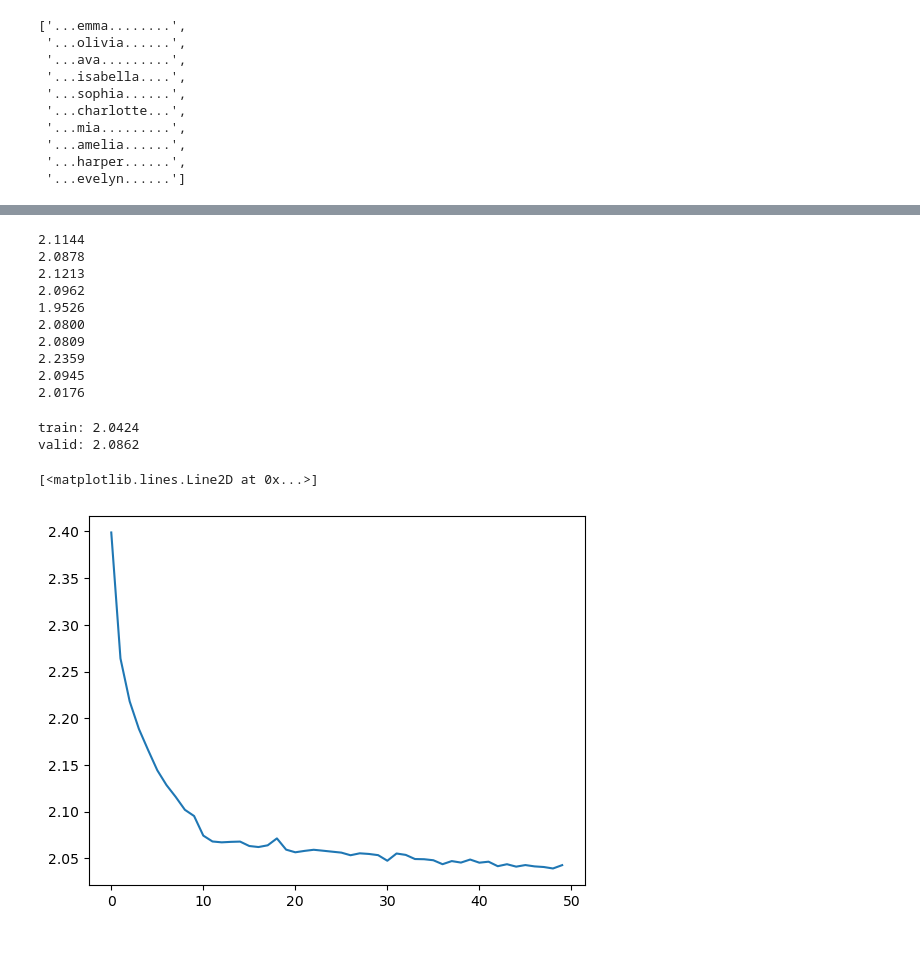
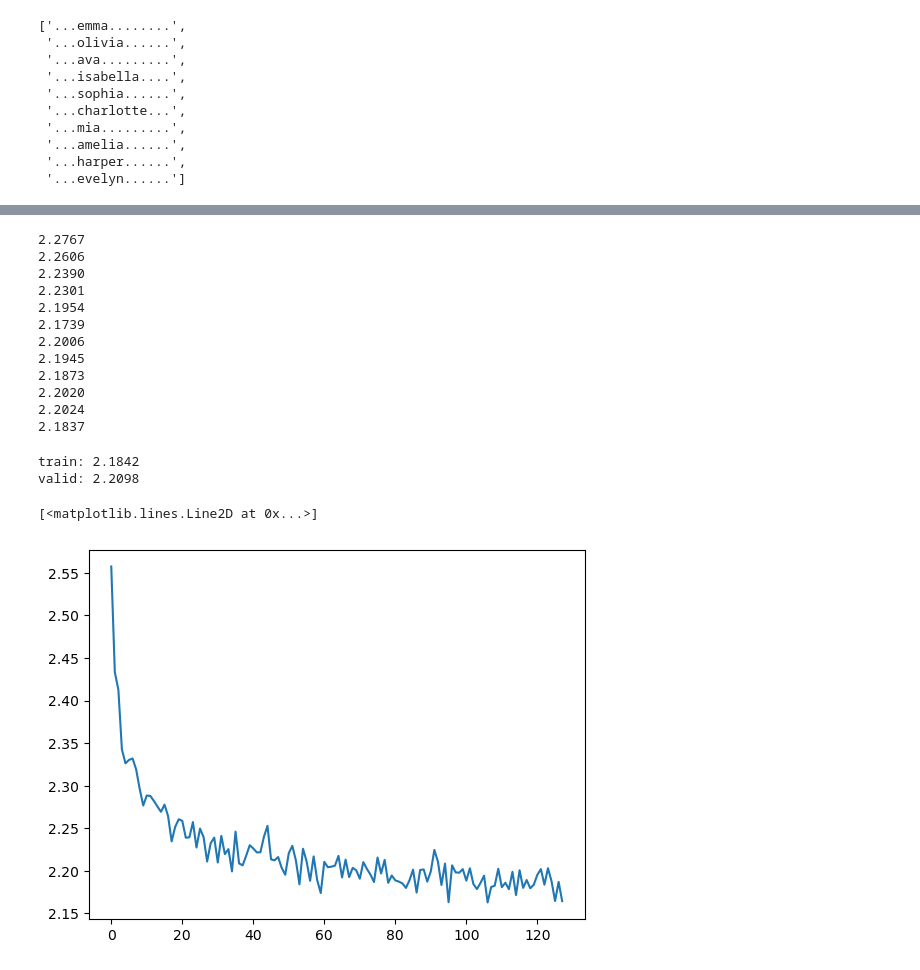
Before and after one commit to stkao05/makemore, a Jupyter notebook: conv.ipynb, the cells around one changed output, grey strips where cells are left out. Cells and saved outputs as stored; diff of their text form; code cells hidden in the pictures.

```diff
--- a/conv.ipynb
+++ b/conv.ipynb
@@ -172,41 +151,36 @@ def eval_split():
 # %%
+import random
+
+optimizer = torch.optim.Adam(model.parameters())
 lossi = []
-for i in range(50000):
-    ix = torch.randint(0, train_x.shape[0], (32,))
-    x = train_x[ix]
-    y = train_y[ix]
-    l = train_l[ix]
 
-    for p in model.parameters():
-        p.grad = None
+for _ in range(5):
+    ds = list(zip(train_x, train_y))
+    random.shuffle(ds)
 
-    mask = torch.zeros(y.shape)
-    for i, l in enumerate(l):
-        mask[i, 0:l] = torch.ones(l)
-    mask = mask.view(-1)
+    for x, y in ds:
+        optimizer.zero_grad()
 
-    logits = model(x)
-    loss = F.cross_entropy(logits.view(-1, 27), y.view(-1), reduction="none")
+        logits = model(x)
+        loss = F.cross_entropy(logits, y)
+        loss.backward()
 
-    loss = mask @ loss / sum(mask)
-    loss.backward()
+        optimizer.step()
+        lossi.append(loss.item())
 
-    lr = 0.1 if len(lossi) < 10000 else 0.01
-    for p in model.parameters():
-        p.data += -lr * p.grad
-
-    lossi.append(loss.item())
-
-    if len(lossi) % 5000 == 0:
-        print(f"{lossi[-1]:.4f}")
+        if len(lossi) % 10000 == 0:
+            avg = torch.tensor(lossi[-1000:]).mean()
+            print(f"{avg:.4f}")
 # %% [output]
-2.1144
-2.0878
-2.1213
-2.0962
-1.9526
-2.0800
-2.0809
-2.2359
-2.0945
-2.0176
+2.2767
+2.2606
+2.2390
+2.2301
+2.1954
+2.1739
+2.2006
+2.1945
+2.1873
+2.2020
+2.2024
+2.1837
@@ -215,19 +187,20 @@ valid_loss = eval_split()
 # %%
+valid_loss = eval_split()
 print(f"train: {torch.tensor(lossi[-10000:]).mean():.4f}")
 print(f"valid: {valid_loss:.4f}")
 # %% [output]
-train: 2.0424
-valid: 2.0862
+train: 2.1842
+valid: 2.2098
 # %%
-m = 1000
-clip = len(lossi) - (len(lossi) % m)
+bucket = 1000
+clip = len(lossi) - (len(lossi) % bucket)
 
 l = torch.tensor(lossi[0:clip])
-l = l.view(-1, m).mean(1)
+l = l.view(-1, bucket).mean(1)
 plt.plot(l)
 # %% [output]
 [<matplotlib.lines.Line2D at 0x...>]
-[figure, old version]
+[figure, new version]
 # %% [markdown]
 #### Log
 
```
Also changed, not shown: parts of 10 cells of this notebook.
